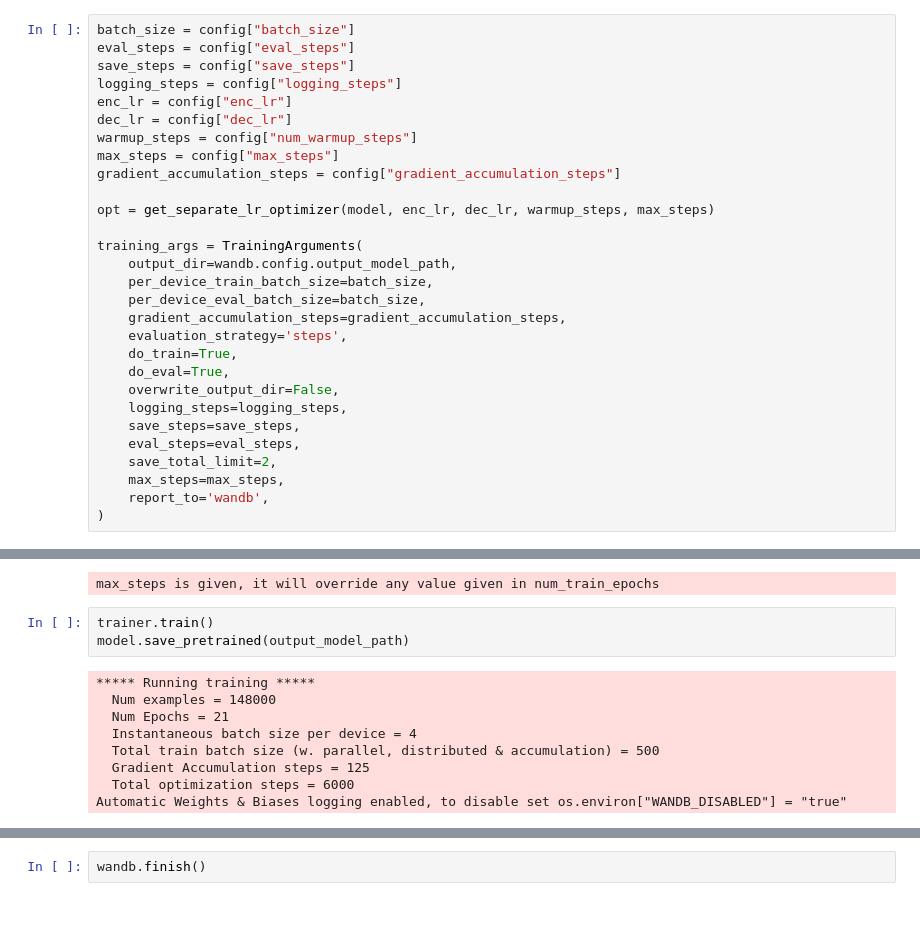
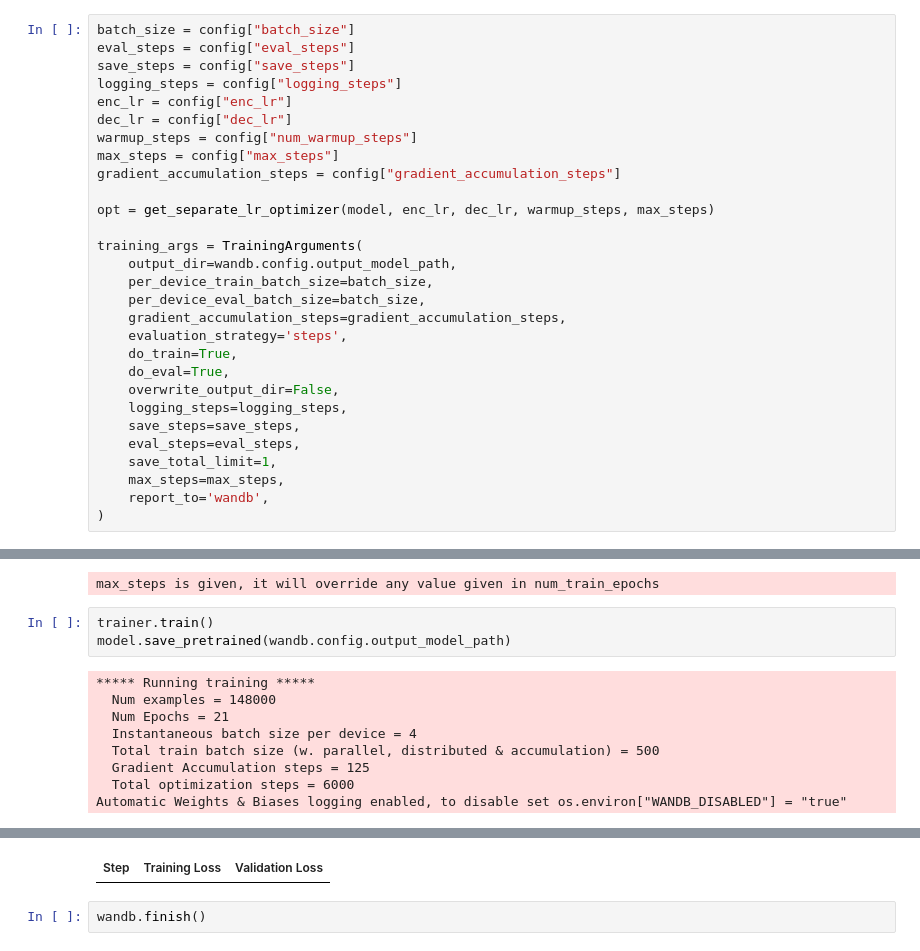
Before and after one commit to leshanbog/master-thesis, a Jupyter notebook: src/two_style_models.ipynb, the cells around one changed output, grey strips where cells are left out. Saved outputs shown, nothing was run; the diff lists cells and outputs as text; blank space fills up the shorter version.

```diff
--- a/src/two_style_models.ipynb
+++ b/src/two_style_models.ipynb
@@ -200,7 +200,7 @@ training_args = TrainingArguments(
     logging_steps=logging_steps,
     save_steps=save_steps,
     eval_steps=eval_steps,
-    save_total_limit=2,
+    save_total_limit=1,
     max_steps=max_steps,
     report_to='wandb',
 )
@@ -218,7 +218,7 @@ trainer = Trainer(
 max_steps is given, it will override any value given in num_train_epochs
 # %%
 trainer.train()
-model.save_pretrained(output_model_path)
+model.save_pretrained(wandb.config.output_model_path)
 # %% [output]
 ***** Running training *****
   Num examples = 148000
@@ -231,2 +232,3 @@ Automatic Weights & Biases logging enabled, to disable set os.environ["WANDB_DIS
+| Step | Training Loss | Validation Loss |
 # %%
 wandb.finish()
```
Also changed, not shown: parts of 2 cells of this notebook, 7 other files.
